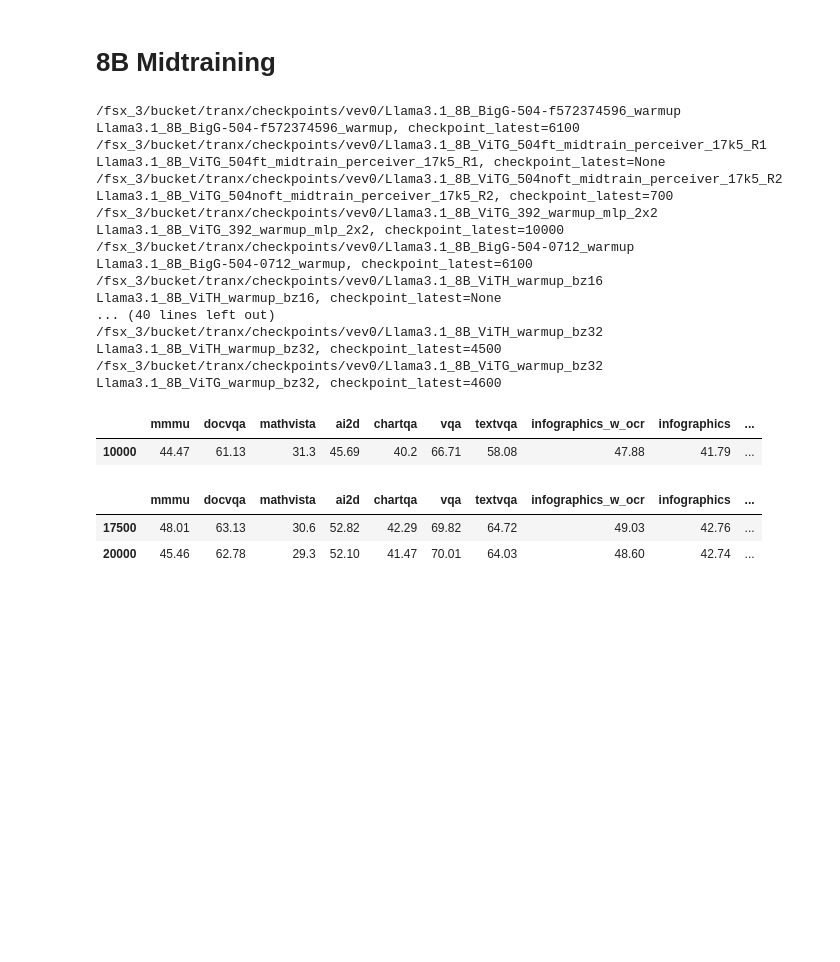
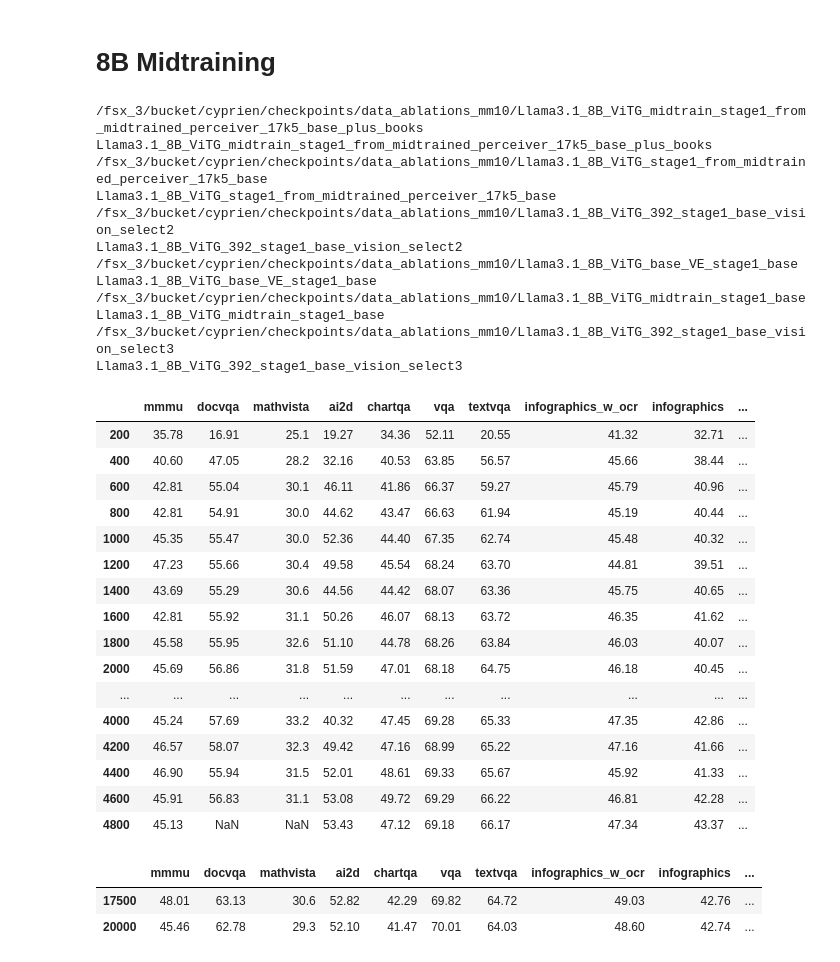
Before and after one commit to harrytranx/experiments, a Jupyter notebook: ablations/eval.ipynb, the cells around one changed output. Cells and saved outputs as stored; diff of their text form; code cells hidden in the pictures; blank space fills up the shorter version.

```diff
--- a/ablations/eval.ipynb
+++ b/ablations/eval.ipynb
@@ -65,44 +65,56 @@ read_eval_results(
 # %% [markdown]
 # 8B Midtraining
 # %%
-base_dir = "/fsx_3/bucket/tranx/checkpoints/vev0"
+# base_dir = "/fsx_3/bucket/tranx/checkpoints/vev0"
+base_dir = "/fsx_3/bucket/cyprien/checkpoints/data_ablations_mm10"
 output_dirs = glob.glob(f"{base_dir}/Llama3.1*")
 for d in output_dirs:
-    print(d)
-    name = d.split("/")[-1]
-    checkpoint_latest, state = get_trainer_state(d)
+    if "stage1" in d:
+        print(d)
+        name = d.split("/")[-1]
+        # checkpoint_latest, state = get_trainer_state(d)
 
-    print(f"{name}, {checkpoint_latest=}")
+        # print(f"{name}, {checkpoint_latest=}")
+        print(f"{name}")
 # %% [output]
-/fsx_3/bucket/tranx/checkpoints/vev0/Llama3.1_8B_BigG-504-f572374596_warmup
-Llama3.1_8B_BigG-504-f572374596_warmup, checkpoint_latest=6100
-/fsx_3/bucket/tranx/checkpoints/vev0/Llama3.1_8B_ViTG_504ft_midtrain_perceiver_17k5_R1
-Llama3.1_8B_ViTG_504ft_midtrain_perceiver_17k5_R1, checkpoint_latest=None
-/fsx_3/bucket/tranx/checkpoints/vev0/Llama3.1_8B_ViTG_504noft_midtrain_perceiver_17k5_R2
-Llama3.1_8B_ViTG_504noft_midtrain_perceiver_17k5_R2, checkpoint_latest=700
-/fsx_3/bucket/tranx/checkpoints/vev0/Llama3.1_8B_ViTG_392_warmup_mlp_2x2
-Llama3.1_8B_ViTG_392_warmup_mlp_2x2, checkpoint_latest=10000
-/fsx_3/bucket/tranx/checkpoints/vev0/Llama3.1_8B_BigG-504-0712_warmup
-Llama3.1_8B_BigG-504-0712_warmup, checkpoint_latest=6100
-/fsx_3/bucket/tranx/checkpoints/vev0/Llama3.1_8B_ViTH_warmup_bz16
-Llama3.1_8B_ViTH_warmup_bz16, checkpoint_latest=None
-... (40 lines left out)
-/fsx_3/bucket/tranx/checkpoints/vev0/Llama3.1_8B_ViTH_warmup_bz32
-Llama3.1_8B_ViTH_warmup_bz32, checkpoint_latest=4500
-/fsx_3/bucket/tranx/checkpoints/vev0/Llama3.1_8B_ViTG_warmup_bz32
-Llama3.1_8B_ViTG_warmup_bz32, checkpoint_latest=4600
+/fsx_3/bucket/cyprien/checkpoints/data_ablations_mm10/Llama3.1_8B_ViTG_midtrain_stage1_from_midtrained_perceiver_17k5_base_plus_books
+Llama3.1_8B_ViTG_midtrain_stage1_from_midtrained_perceiver_17k5_base_plus_books
+/fsx_3/bucket/cyprien/checkpoints/data_ablations_mm10/Llama3.1_8B_ViTG_stage1_from_midtrained_perceiver_17k5_base
+Llama3.1_8B_ViTG_stage1_from_midtrained_perceiver_17k5_base
+/fsx_3/bucket/cyprien/checkpoints/data_ablations_mm10/Llama3.1_8B_ViTG_392_stage1_base_vision_select2
+Llama3.1_8B_ViTG_392_stage1_base_vision_select2
+/fsx_3/bucket/cyprien/checkpoints/data_ablations_mm10/Llama3.1_8B_ViTG_base_VE_stage1_base
+Llama3.1_8B_ViTG_base_VE_stage1_base
+/fsx_3/bucket/cyprien/checkpoints/data_ablations_mm10/Llama3.1_8B_ViTG_midtrain_stage1_base
+Llama3.1_8B_ViTG_midtrain_stage1_base
+/fsx_3/bucket/cyprien/checkpoints/data_ablations_mm10/Llama3.1_8B_ViTG_392_stage1_base_vision_select3
+Llama3.1_8B_ViTG_392_stage1_base_vision_select3
 # %%
 read_eval_results(
-    # watch_path="/fsx_3/bucket/tranx/checkpoints/vev0/Llama3.1_8B_ViTG_504ft_warmup",
-    # watch_path="/fsx_3/bucket/tranx/checkpoints/vev0/Llama3.1_8B_ViTG_midtrain_perceiver_17k5_R1",
-    # watch_path="/fsx_3/bucket/tranx/checkpoints/vev0/Llama3.1_8B_ViTG_midtrain_lr1",
-    watch_path="/fsx_3/bucket/tranx/checkpoints/vev0/Llama3.1_8B_ViTG_392_warmup_mlpResampler_x2_bz16",
-    steps=[10000],
-    read_format="report_mmai"
+    # watch_path="/fsx_3/bucket/cyprien/checkpoints/data_ablations_mm10/Llama3.1_8B_ViTG_base_VE_stage1_base",
+    watch_path="/fsx_3/bucket/cyprien/checkpoints/data_ablations_mm10/Llama3.1_8B_ViTG_stage1_from_midtrained_perceiver_17k5_base",
+    # steps=[3200],
+    read_format="report_mmai",
+    # base_eval_output_dir="evals_master"
 )
 # %% [output]
 |  | mmmu | docvqa | mathvista | ai2d | chartqa | vqa | textvqa | infographics_w_ocr | infographics | ... |
-| 10000 | 44.47 | 61.13 | 31.3 | 45.69 | 40.2 | 66.71 | 58.08 | 47.88 | 41.79 | ... |
+| 200 | 35.78 | 16.91 | 25.1 | 19.27 | 34.36 | 52.11 | 20.55 | 41.32 | 32.71 | ... |
+| 400 | 40.60 | 47.05 | 28.2 | 32.16 | 40.53 | 63.85 | 56.57 | 45.66 | 38.44 | ... |
+| 600 | 42.81 | 55.04 | 30.1 | 46.11 | 41.86 | 66.37 | 59.27 | 45.79 | 40.96 | ... |
+| 800 | 42.81 | 54.91 | 30.0 | 44.62 | 43.47 | 66.63 | 61.94 | 45.19 | 40.44 | ... |
+| 1000 | 45.35 | 55.47 | 30.0 | 52.36 | 44.40 | 67.35 | 62.74 | 45.48 | 40.32 | ... |
+| 1200 | 47.23 | 55.66 | 30.4 | 49.58 | 45.54 | 68.24 | 63.70 | 44.81 | 39.51 | ... |
+| 1400 | 43.69 | 55.29 | 30.6 | 44.56 | 44.42 | 68.07 | 63.36 | 45.75 | 40.65 | ... |
+| 1600 | 42.81 | 55.92 | 31.1 | 50.26 | 46.07 | 68.13 | 63.72 | 46.35 | 41.62 | ... |
+| 1800 | 45.58 | 55.95 | 32.6 | 51.10 | 44.78 | 68.26 | 63.84 | 46.03 | 40.07 | ... |
+| 2000 | 45.69 | 56.86 | 31.8 | 51.59 | 47.01 | 68.18 | 64.75 | 46.18 | 40.45 | ... |
+| ... | ... | ... | ... | ... | ... | ... | ... | ... | ... | ... |
+| 4000 | 45.24 | 57.69 | 33.2 | 40.32 | 47.45 | 69.28 | 65.33 | 47.35 | 42.86 | ... |
+| 4200 | 46.57 | 58.07 | 32.3 | 49.42 | 47.16 | 68.99 | 65.22 | 47.16 | 41.66 | ... |
+| 4400 | 46.90 | 55.94 | 31.5 | 52.01 | 48.61 | 69.33 | 65.67 | 45.92 | 41.33 | ... |
+| 4600 | 45.91 | 56.83 | 31.1 | 53.08 | 49.72 | 69.29 | 66.22 | 46.81 | 42.28 | ... |
+| 4800 | 45.13 | NaN | NaN | 53.43 | 47.12 | 69.18 | 66.17 | 47.34 | 43.37 | ... |
 # %%
 read_eval_results(
     # watch_path="/fsx_3/bucket/tranx/checkpoints/vev0/Llama3.1_8B_ViTG_504ft_warmup",
```
Also changed, not shown: parts of 2 cells of this notebook, 11 other files.
